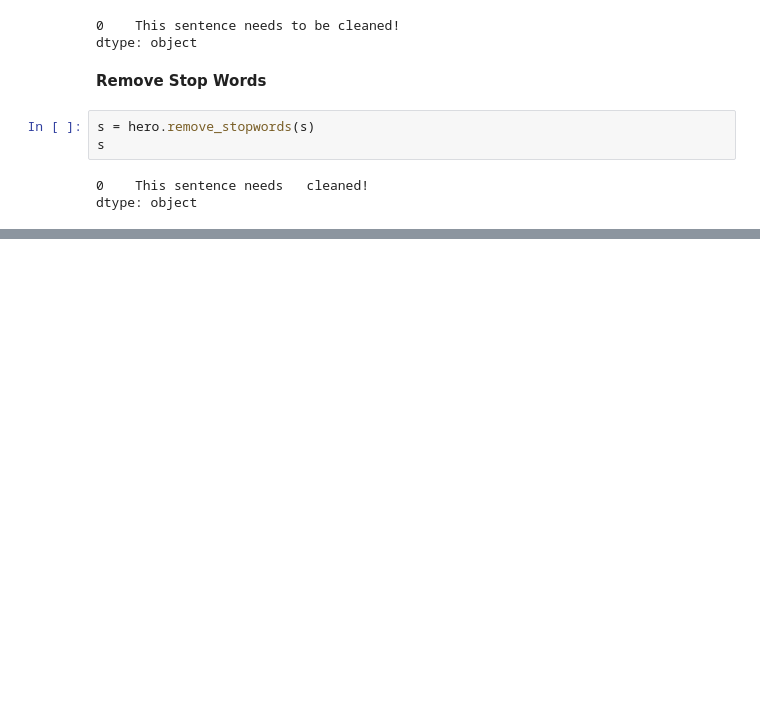
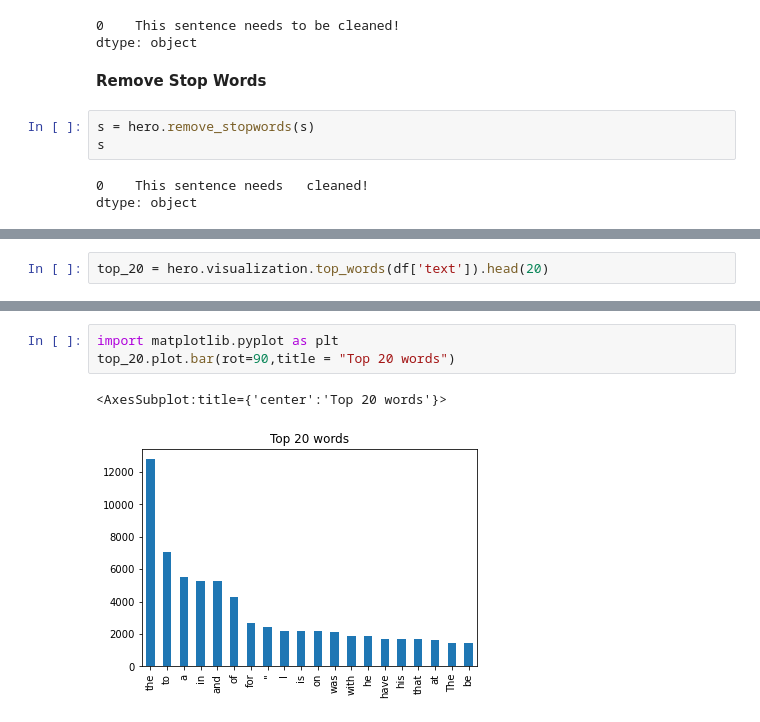
Before and after one commit to ahitankar/EDA, a Jupyter notebook: Text Data/text_EDA.ipynb, the cells around one changed output, grey strips where cells are left out. Cells and saved outputs as stored; diff of their text form; blank space fills up the shorter version.

Commit message:
Final Text EDA

```diff
--- a/Text Data/text_EDA.ipynb
+++ b/Text Data/text_EDA.ipynb
@@ -215,0 +309,2 @@ dtype: object
+# %%
+top_20 = hero.visualization.top_words(df['text']).head(20)
@@ -215,0 +331,6 @@ dtype: object
+# %%
+import matplotlib.pyplot as plt
+top_20.plot.bar(rot=90,title = "Top 20 words")
+# %% [output]
+<AxesSubplot:title={'center':'Top 20 words'}>
+[figure, added]
```
Also changed, not shown: parts of 20 cells of this notebook.
